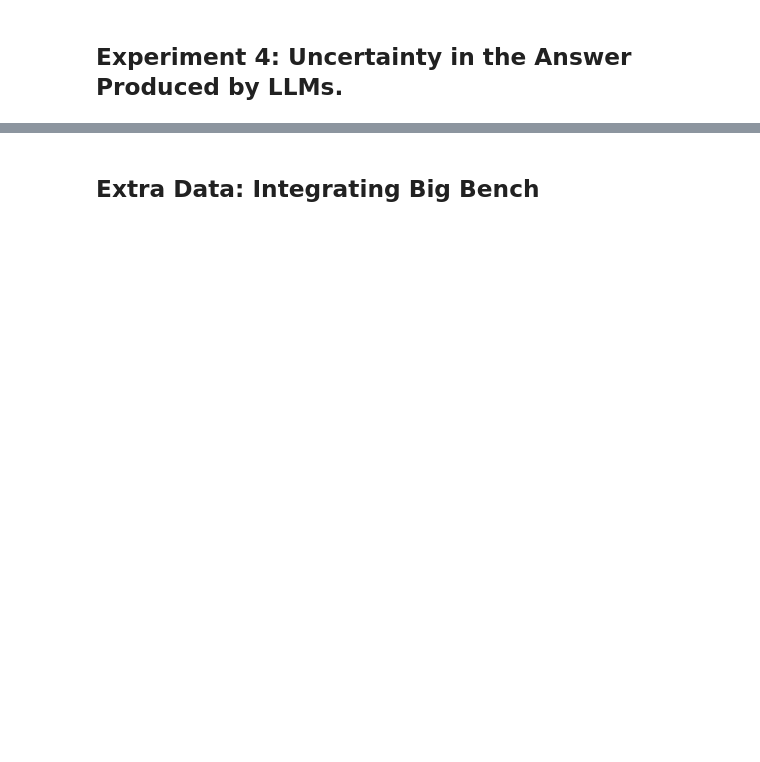
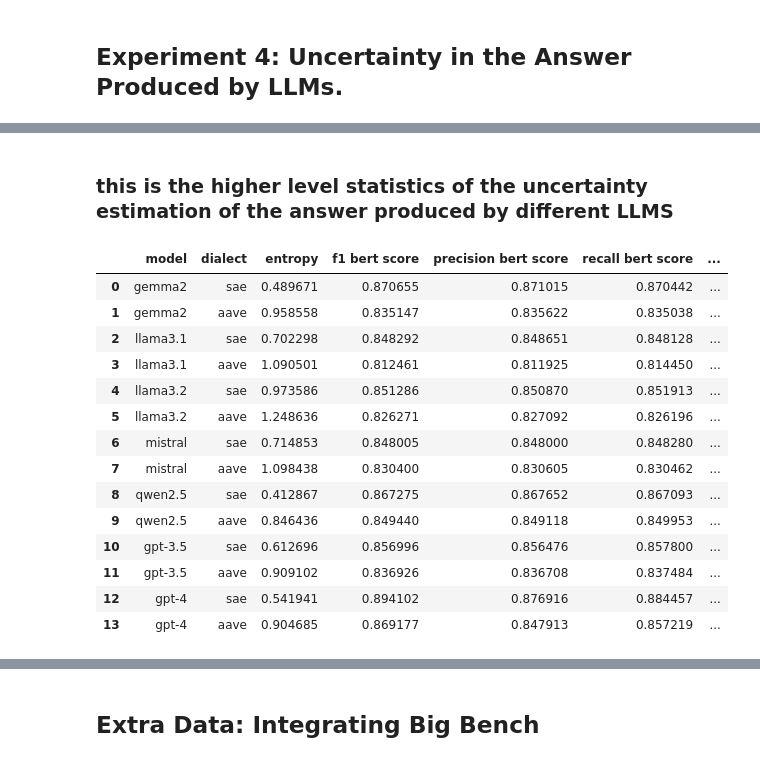
Before and after one commit to Runtaozhou/dialect_bias_eval, a Jupyter notebook: MMLU_experiment_developing.ipynb, the cells around one changed output, grey strips where cells are left out. Cells and saved outputs as stored; diff of their text form; code cells hidden in the pictures; blank space fills up the shorter version.

```diff
--- a/MMLU_experiment_developing.ipynb
+++ b/MMLU_experiment_developing.ipynb
@@ -544,2 +250,21 @@ def create_uncertainty_df(model_name, df_uncertain):
+# %% [markdown]
+### this is the higher level statistics of the uncertainty estimation of the answer produced by different LLMS
 # %%
-ling_df = pd.read_csv('linguistic_marker.csv')
+uncertainty_df = pd.read_csv('uncertainty.csv')
+uncertainty_df
+# %% [output]
+|  | model | dialect | entropy | f1 bert score | precision bert score | recall bert score | ... |
+| 0 | gemma2 | sae | 0.489671 | 0.870655 | 0.871015 | 0.870442 | ... |
+| 1 | gemma2 | aave | 0.958558 | 0.835147 | 0.835622 | 0.835038 | ... |
+| 2 | llama3.1 | sae | 0.702298 | 0.848292 | 0.848651 | 0.848128 | ... |
+| 3 | llama3.1 | aave | 1.090501 | 0.812461 | 0.811925 | 0.814450 | ... |
+| 4 | llama3.2 | sae | 0.973586 | 0.851286 | 0.850870 | 0.851913 | ... |
+| 5 | llama3.2 | aave | 1.248636 | 0.826271 | 0.827092 | 0.826196 | ... |
+| 6 | mistral | sae | 0.714853 | 0.848005 | 0.848000 | 0.848280 | ... |
+| 7 | mistral | aave | 1.098438 | 0.830400 | 0.830605 | 0.830462 | ... |
+| 8 | qwen2.5 | sae | 0.412867 | 0.867275 | 0.867652 | 0.867093 | ... |
+| 9 | qwen2.5 | aave | 0.846436 | 0.849440 | 0.849118 | 0.849953 | ... |
+| 10 | gpt-3.5 | sae | 0.612696 | 0.856996 | 0.856476 | 0.857800 | ... |
+| 11 | gpt-3.5 | aave | 0.909102 | 0.836926 | 0.836708 | 0.837484 | ... |
+| 12 | gpt-4 | sae | 0.541941 | 0.894102 | 0.876916 | 0.884457 | ... |
+| 13 | gpt-4 | aave | 0.904685 | 0.869177 | 0.847913 | 0.857219 | ... |
```
Also changed, not shown: parts of 36 cells of this notebook, 7 other files.
